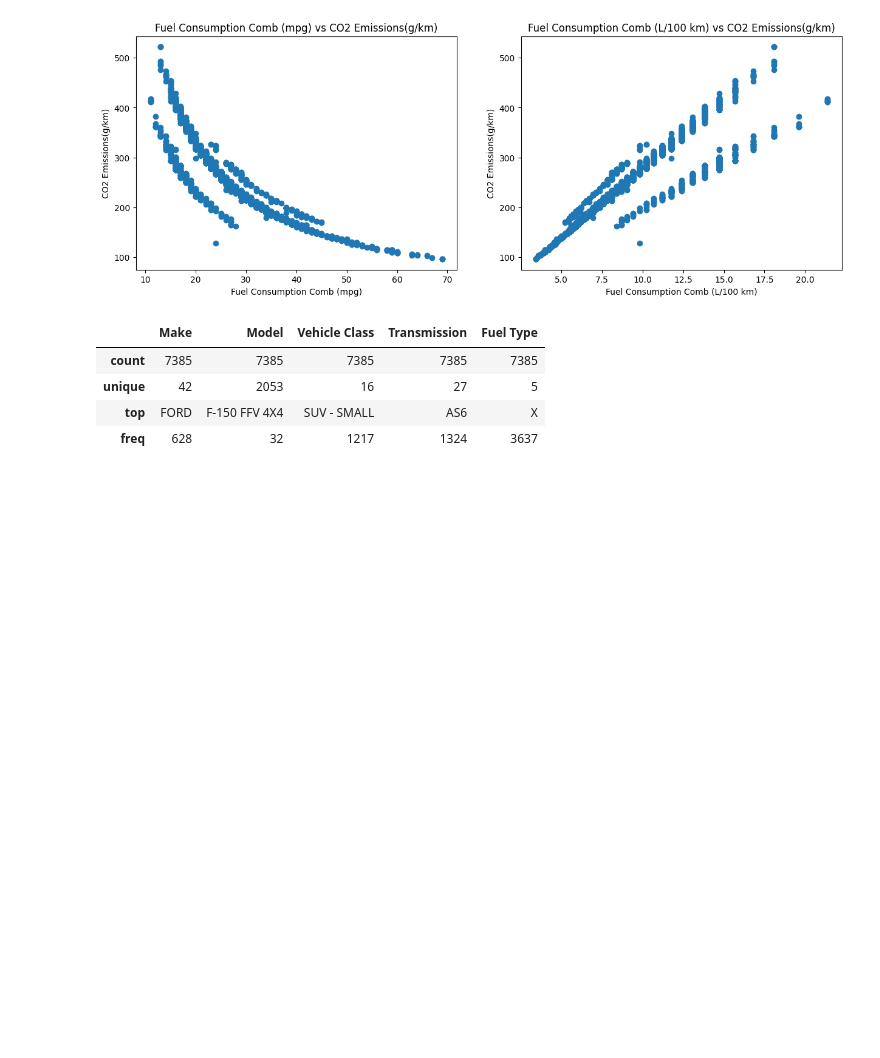
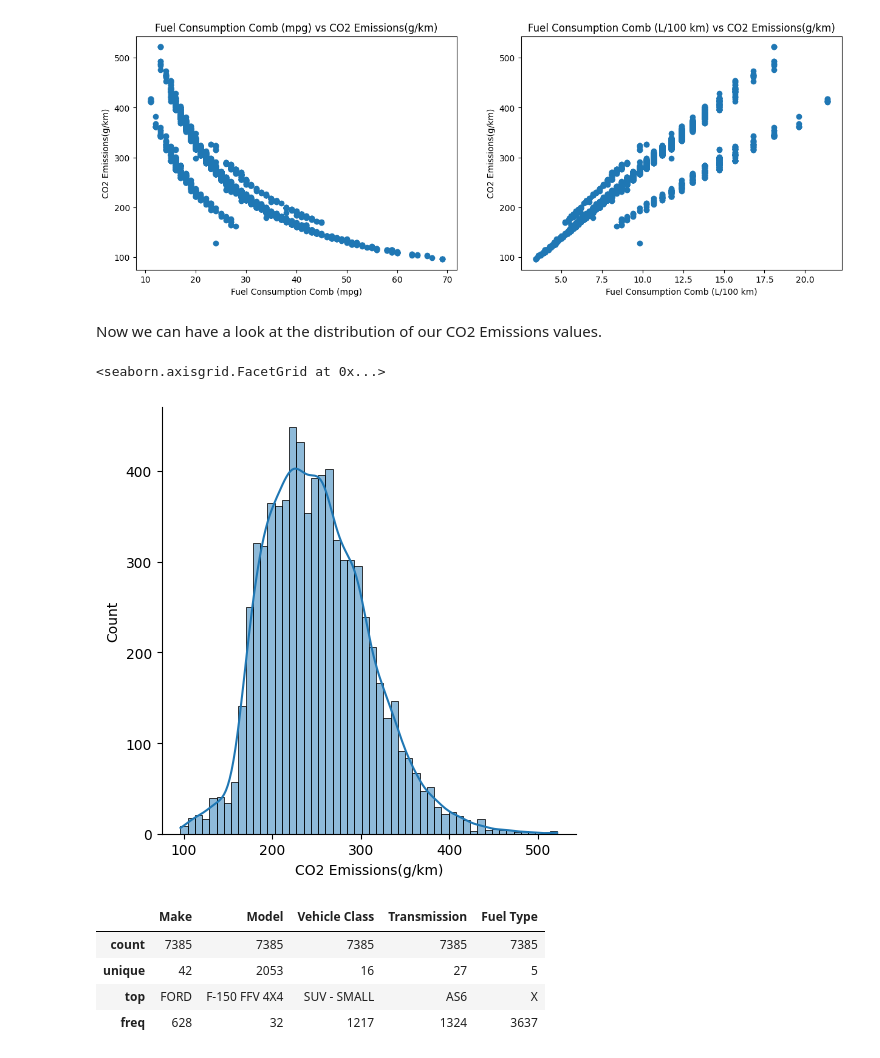
Before and after one commit to Hoseinrajabi1997/co2-emission, a Jupyter notebook: regression-co2-prediction.ipynb, the cells around one changed output. Drawn from its saved outputs; the diff is of its cells as text; code cells hidden in the pictures; blank space fills up the shorter version.

```diff
--- a/regression-co2-prediction.ipynb
+++ b/regression-co2-prediction.ipynb
@@ -103,6 +103,13 @@ axes[1].set_ylabel('CO2 Emissions(g/km)')
 plt.show()
 # %% [output]
 [figure]
+# %% [markdown]
+Now we can have a look at the distribution of our CO2 Emissions values.
+# %%
+sns.displot(df['CO2 Emissions(g/km)'], kde=True)
+# %% [output]
+<seaborn.axisgrid.FacetGrid at 0x...>
+[figure, added]
 # %%
 categorigal_features = df.select_dtypes(include=['object'])
 categorigal_features.describe()
```
